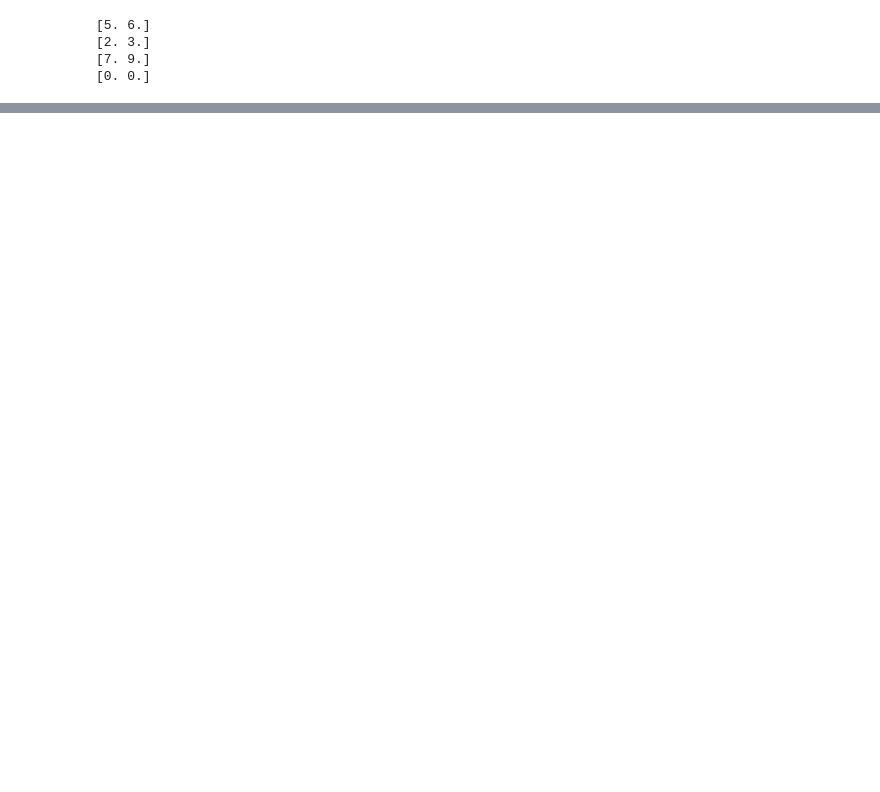
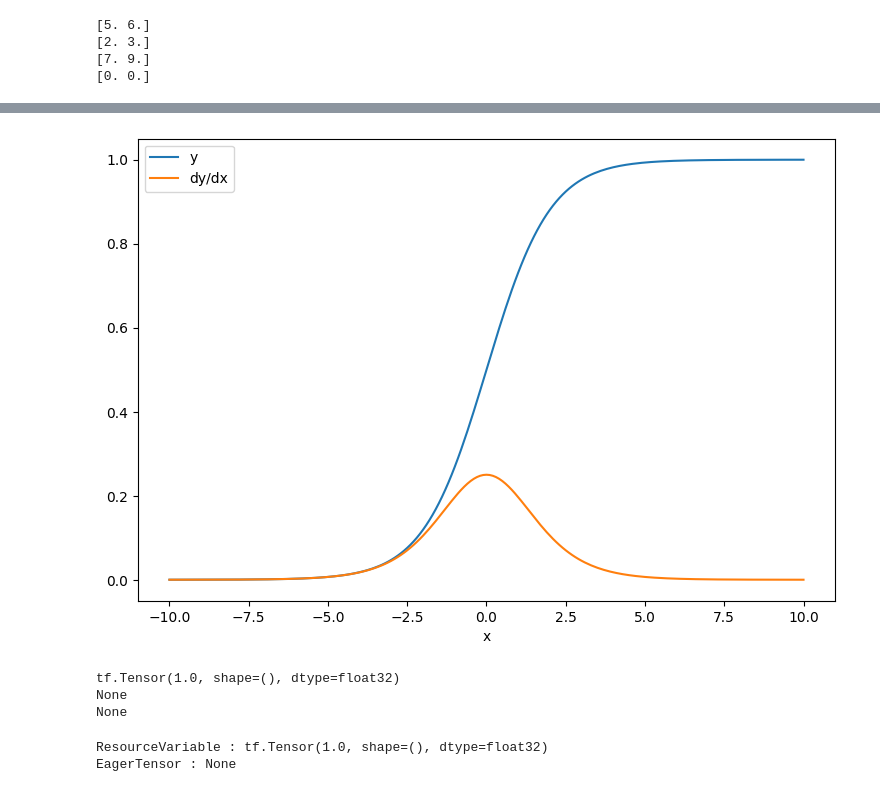
Before and after one commit to rReal-G/ML-practice, a Jupyter notebook: tensorflow_test.ipynb, the cells around one changed output, grey strips where cells are left out. Saved outputs shown, nothing was run; the diff lists cells and outputs as text; code cells hidden in the pictures; blank space fills up the shorter version.

```diff
--- a/tensorflow_test.ipynb
+++ b/tensorflow_test.ipynb
@@ -602,0 +628,11 @@ PhysicalDevice(name='/physical_device:CPU:0', device_type='CPU')
+# %%
+x = tf.Variable([1.0, 2.0, 3.0])
+with tf.GradientTape(persistent=True) as tape:
+    y0 = x**2
+    y1 = (tf.reshape(x, (3,1))) @ tf.reshape(x, (1,3))
+
+print(tape.gradient(y0, x).numpy())
+#tape.gradient(y1, x).numpy()
+tape.jacobian(y1, x).numpy()
+
+# print(tape.gradient([y0,y1], x))
@@ -602,0 +672,9 @@ PhysicalDevice(name='/physical_device:CPU:0', device_type='CPU')
+# %%
+x = tf.Variable(2.)
+
+with tf.GradientTape(persistent=True) as tape:
+    y = x * [3., 4.]
+    print(y)
+
+print(tape.gradient(y, x).numpy())
+print(tape.jacobian(y, x).numpy())
@@ -602,0 +685,3 @@ PhysicalDevice(name='/physical_device:CPU:0', device_type='CPU')
+# %%
+x = tf.linspace(-10.0, 10.0, 200+1)
+x
@@ -602,0 +706,8 @@ PhysicalDevice(name='/physical_device:CPU:0', device_type='CPU')
+# %%
+
+with tf.GradientTape() as tape:
+    tape.watch(x)
+    y = tf.nn.sigmoid(x)
+
+dy_dx = tape.gradient(y, x)
+dy_dx
@@ -602,0 +732,41 @@ PhysicalDevice(name='/physical_device:CPU:0', device_type='CPU')
+# %%
+plt.plot(x, y, label='y')
+plt.plot(x, dy_dx, label='dy/dx')
+plt.legend()
+_ = plt.xlabel('x')
+# %% [output]
+[figure, added]
+# %%
+x = tf.constant(3.0)
+
+v0 = tf.Variable(2.0)
+v1 = tf.Variable(2.0)
+
+with tf.GradientTape(persistent=True) as tape:
+    tape.watch(x)
+    if x > 0.0:
+        result = v0
+    else:
+        result = v1**2 *x
+
+dv0, dv1,dvx = tape.gradient(result, [v0, v1,x])
+
+print(dv0)
+print(dv1)
+print(dvx)
+# %% [output]
+tf.Tensor(1.0, shape=(), dtype=float32)
+None
+None
+# %%
+x = tf.Variable(2.0)
+
+for epoch in range(2):
+  with tf.GradientTape() as tape:
+    y = x+1
+
+  print(type(x).__name__, ":", tape.gradient(y, x))
+  x = x + 1   # This should be `x.assign_add(1)`
+# %% [output]
+ResourceVariable : tf.Tensor(1.0, shape=(), dtype=float32)
+EagerTensor : None
```
Also changed, not shown: parts of 49 cells of this notebook.
